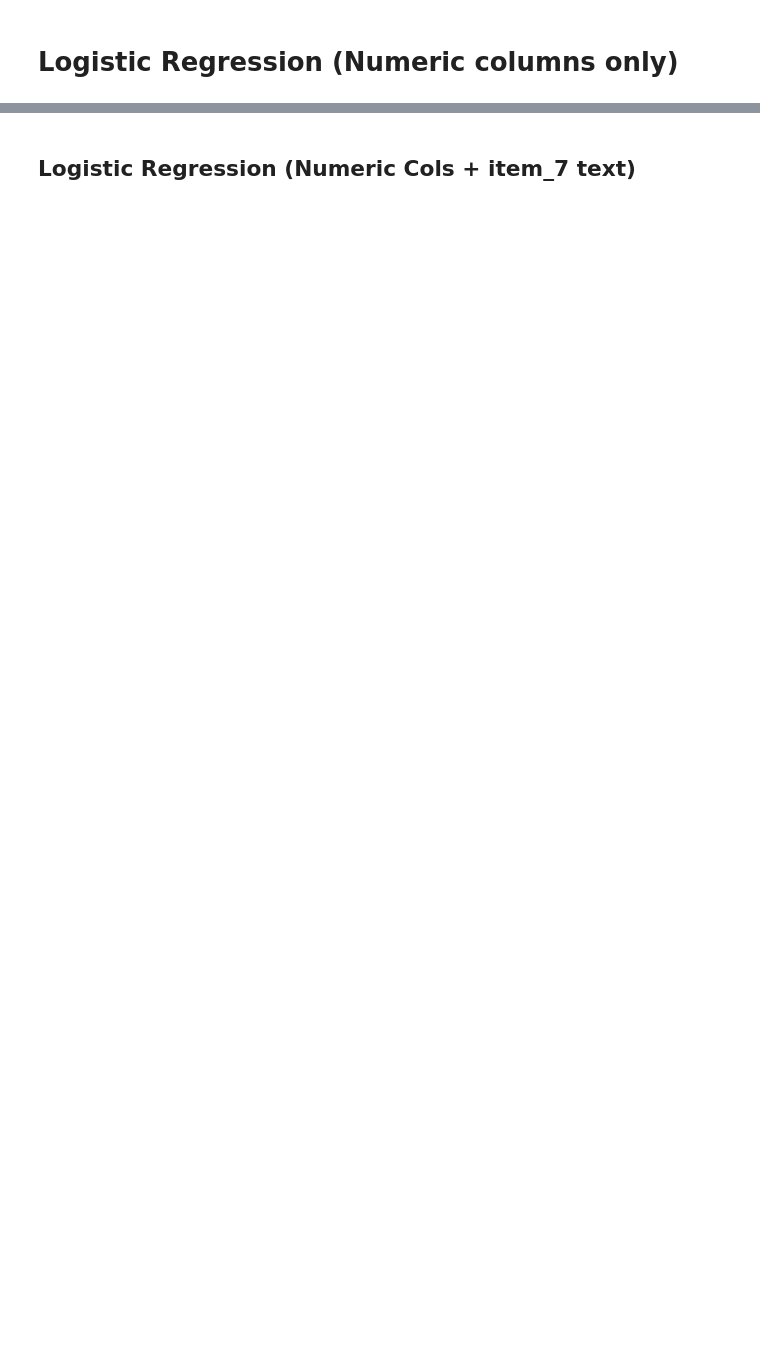
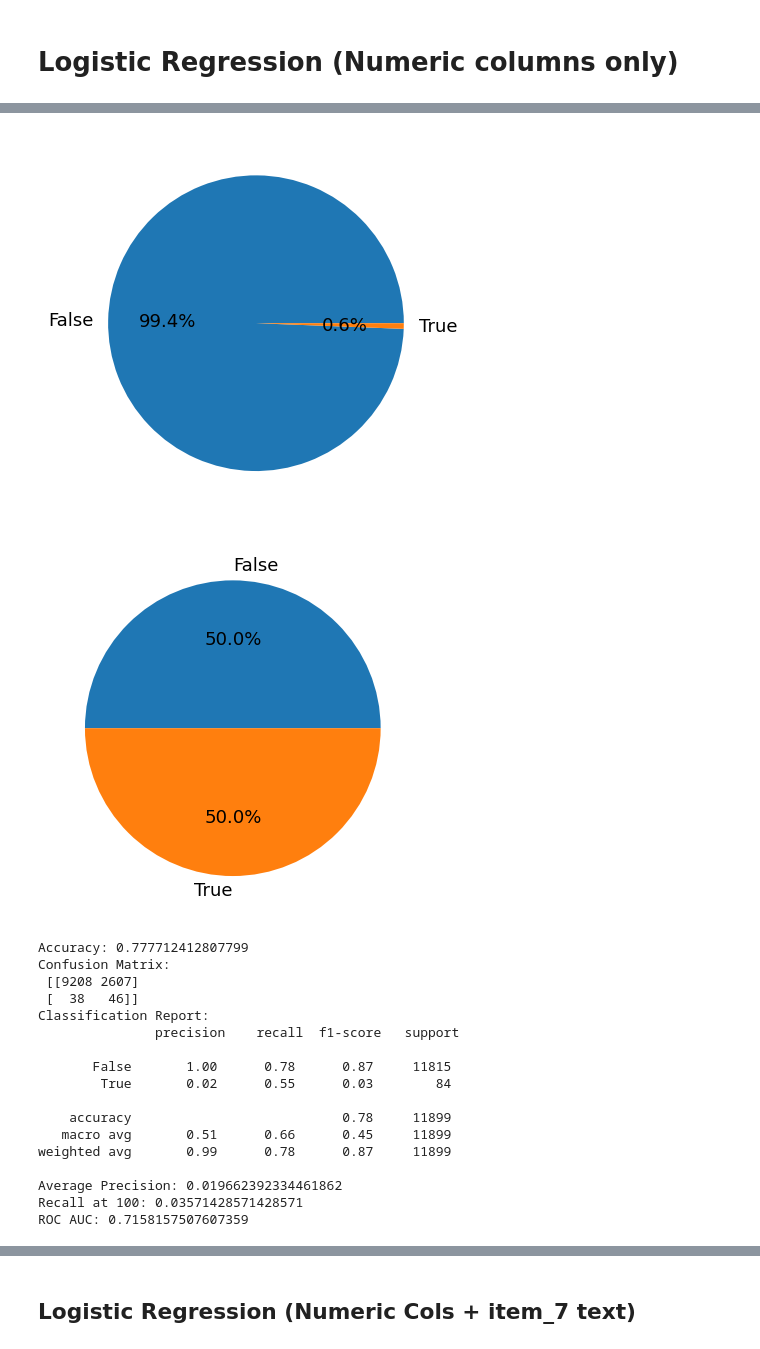
Before and after one commit to aggelospot/Financial-dataset-for-Anomaly-Detection, a Jupyter notebook: models/logistic_regression.ipynb, the cells around one changed output, grey strips where cells are left out. Cells and saved outputs as stored; diff of their text form; code cells hidden in the pictures; blank space fills up the shorter version.

Commit message:
Major refractor 2, eda on dropped years, logistic regression base model

```diff
--- a/models/logistic_regression.ipynb
+++ b/models/logistic_regression.ipynb
@@ -13,12 +63,10 @@ from imblearn.over_sampling import SMOTE
 # %%
 
 # Load the dataset
-df = pd.read_csv("../outputs/processed_dataset.csv")
-print("before drop na: ", df.shape)
-print("df columns at start ", df.columns)
+df = pd.read_csv(config.POST_PROCESSED_DATASET_FILEPATH)
+
 # Drop irrelevant columns
 columns_to_drop = [
-    'bankruptcy_prediction_split',
     'filename',
     'bankruptcy_date_1',
     'bankruptcy_date_2',
@@ -38,5 +86,4 @@ columns_to_drop = [
 ]
 df.drop(columns=columns_to_drop, axis=1, inplace=True)
 print("cols remaining: ", df.columns)
-print("??? ", df['Unnamed: 0'].head(15))
 # %% [output]
@@ -115,0 +106,62 @@ weighted avg       1.00      0.92      0.96      4028
+# %%
+
+# Split into Train and Test using 'bankruptcy_prediction_split'
+train_df = df[df['bankruptcy_prediction_split'] == 'train']
+test_df  = df[df['bankruptcy_prediction_split'] == 'test']
+
+# Define X and y for each split
+#    Remove the 'bankruptcy_prediction_split' column before modeling
+X_train = train_df.drop(columns=['label', 'bankruptcy_prediction_split'], errors='ignore')
+y_train = train_df['label']
+
+X_test = test_df.drop(columns=['label', 'bankruptcy_prediction_split'], errors='ignore')
+y_test = test_df['label']
+
+# Dealing with class imbalance
+sm = SMOTE(sampling_strategy='minority', random_state=42)
+
+# Fit SMOTE on the training data to oversample the minority class
+X_train_res, y_train_res = sm.fit_resample(X_train, y_train)
+oversampled = pd.concat([pd.DataFrame(y_train_res), pd.DataFrame(X_train_res)], axis=1)
+
+df.groupby('label').size().plot(kind='pie',
+                                       autopct='%.1f%%',
+                                       fontsize=13)
+plt.show()
+
+oversampled.groupby('label').size().plot(kind='pie',
+                                       autopct='%.1f%%',
+                                       fontsize=13)
+                                    #    labels=['bankrupt','not bankrupt'],
+                                    #    colors=['skyblue', 'tomato'])
+plt.show()
+
+# Create and fit the LR model
+logreg = LogisticRegression(max_iter=10000)
+logreg.fit(X_train_res, y_train_res)
+
+# 6. Predict on the test set
+y_pred = logreg.predict(X_test)
+y_proba = logreg.predict_proba(X_test)[:, 1]  # Probabilities for positive class
+
+evaluate_lr(y_pred, y_proba, y_test)
+# %% [output]
+[figure, added]
+[figure, added]
+Accuracy: 0.777712412807799
+Confusion Matrix:
+ [[9208 2607]
+ [  38   46]]
+Classification Report:
+               precision    recall  f1-score   support
+
+       False       1.00      0.78      0.87     11815
+        True       0.02      0.55      0.03        84
+
+    accuracy                           0.78     11899
+   macro avg       0.51      0.66      0.45     11899
+weighted avg       0.99      0.78      0.87     11899
+
+Average Precision: 0.019662392334461862
+Recall at 100: 0.03571428571428571
+ROC AUC: 0.7158157507607359
```
Also changed, not shown: parts of 13 cells of this notebook, 12 other files.
